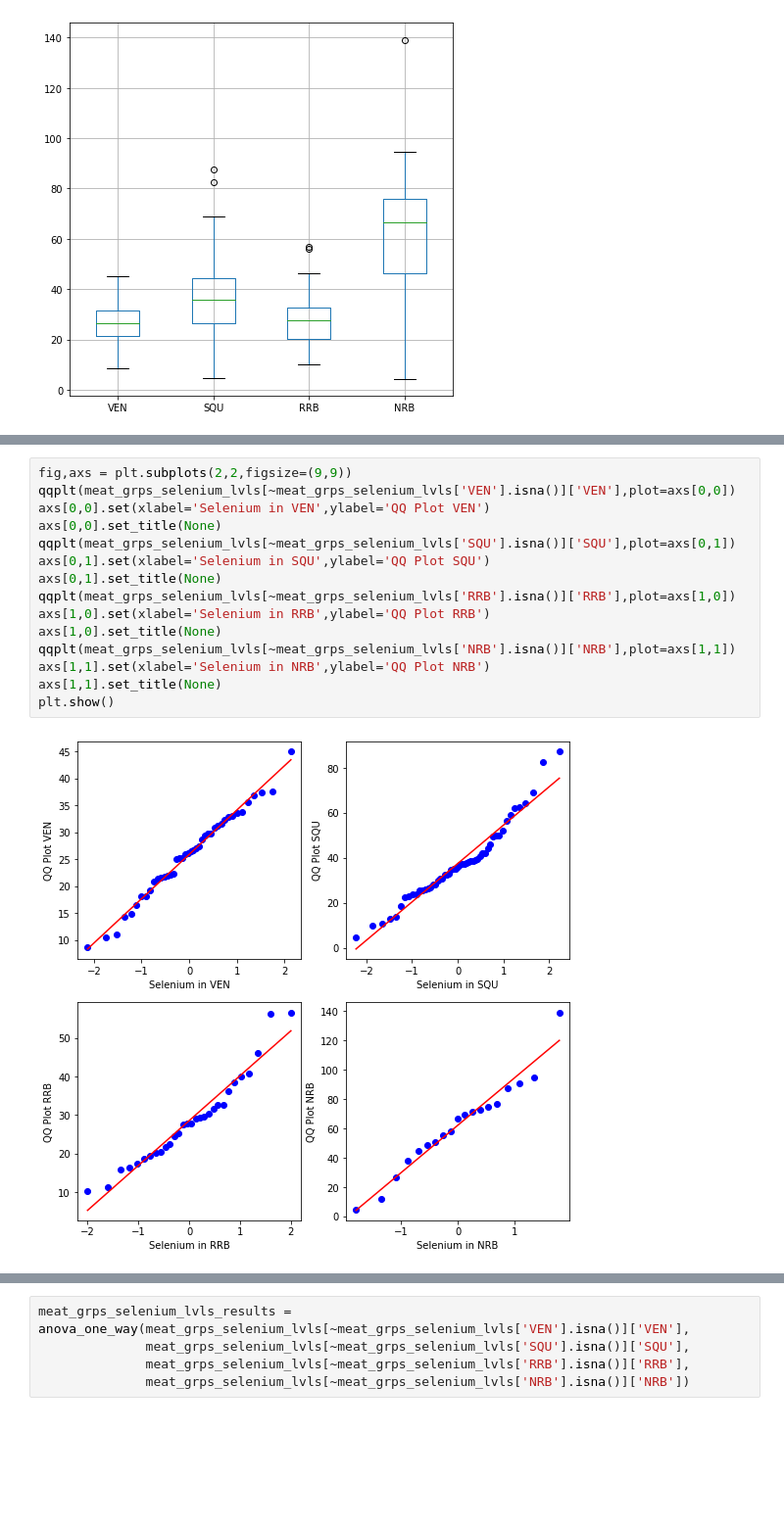
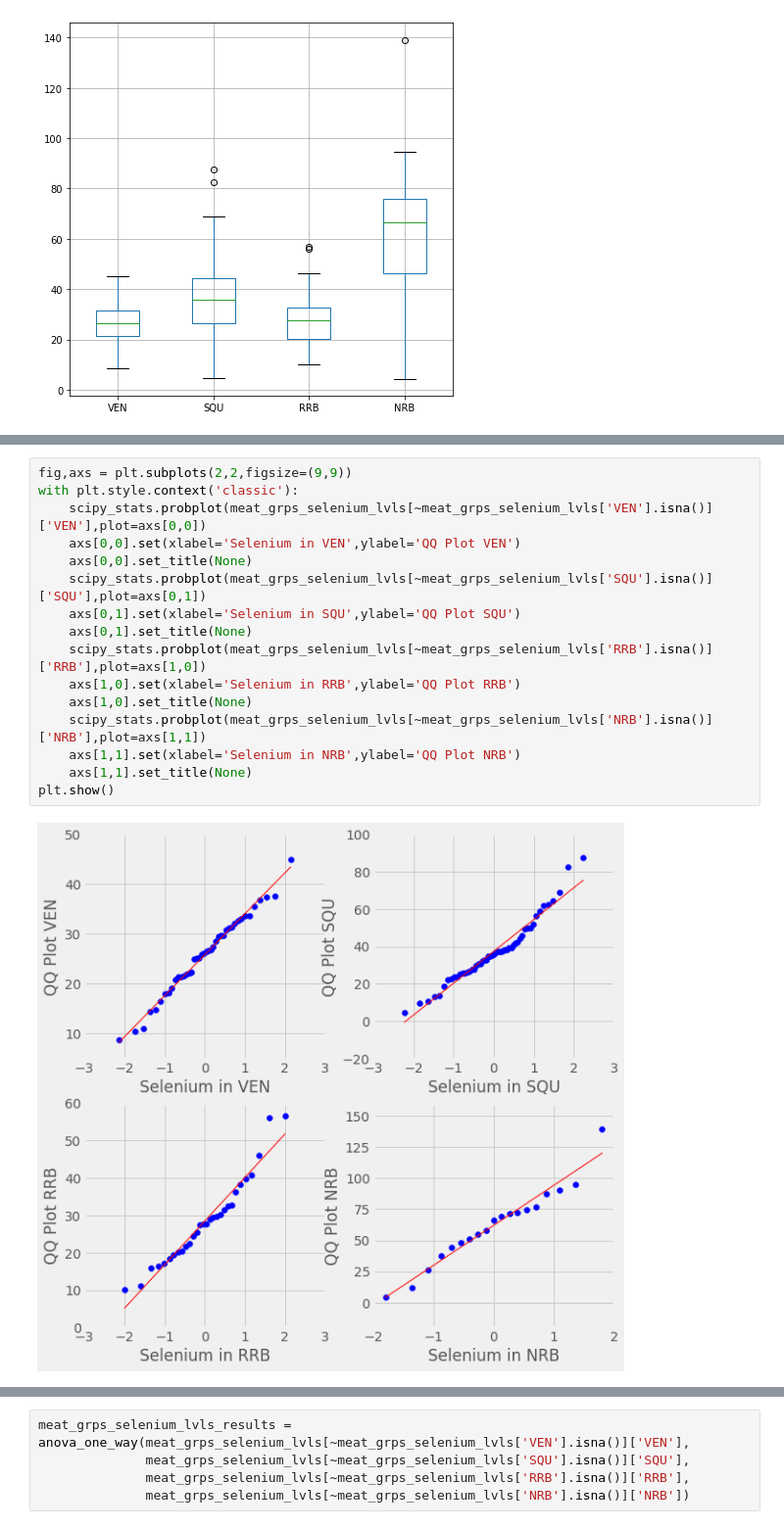
Before and after one commit to raj-shr-git/Statistical_testing_python, a Jupyter notebook: Stats_Practice.ipynb, the cells around one changed output, grey strips where cells are left out. Shown at 98% size. Saved outputs shown, nothing was run; the diff lists cells and outputs as text; blank space fills up the shorter version.

```diff
--- a/Stats_Practice.ipynb
+++ b/Stats_Practice.ipynb
@@ -1487,18 +1481,19 @@ Scale:
 139|1 => 139.1x1 = 139.1
 # %%
 fig,axs = plt.subplots(2,2,figsize=(9,9))
-qqplt(meat_grps_selenium_lvls[~meat_grps_selenium_lvls['VEN'].isna()]['VEN'],plot=axs[0,0])
-axs[0,0].set(xlabel='Selenium in VEN',ylabel='QQ Plot VEN')
-axs[0,0].set_title(None)
-qqplt(meat_grps_selenium_lvls[~meat_grps_selenium_lvls['SQU'].isna()]['SQU'],plot=axs[0,1])
-axs[0,1].set(xlabel='Selenium in SQU',ylabel='QQ Plot SQU')
-axs[0,1].set_title(None)
-qqplt(meat_grps_selenium_lvls[~meat_grps_selenium_lvls['RRB'].isna()]['RRB'],plot=axs[1,0])
-axs[1,0].set(xlabel='Selenium in RRB',ylabel='QQ Plot RRB')
-axs[1,0].set_title(None)
-qqplt(meat_grps_selenium_lvls[~meat_grps_selenium_lvls['NRB'].isna()]['NRB'],plot=axs[1,1])
-axs[1,1].set(xlabel='Selenium in NRB',ylabel='QQ Plot NRB')
-axs[1,1].set_title(None)
+with plt.style.context('classic'):
+    scipy_stats.probplot(meat_grps_selenium_lvls[~meat_grps_selenium_lvls['VEN'].isna()]['VEN'],plot=axs[0,0])
+    axs[0,0].set(xlabel='Selenium in VEN',ylabel='QQ Plot VEN')
+    axs[0,0].set_title(None)
+    scipy_stats.probplot(meat_grps_selenium_lvls[~meat_grps_selenium_lvls['SQU'].isna()]['SQU'],plot=axs[0,1])
+    axs[0,1].set(xlabel='Selenium in SQU',ylabel='QQ Plot SQU')
+    axs[0,1].set_title(None)
+    scipy_stats.probplot(meat_grps_selenium_lvls[~meat_grps_selenium_lvls['RRB'].isna()]['RRB'],plot=axs[1,0])
+    axs[1,0].set(xlabel='Selenium in RRB',ylabel='QQ Plot RRB')
+    axs[1,0].set_title(None)
+    scipy_stats.probplot(meat_grps_selenium_lvls[~meat_grps_selenium_lvls['NRB'].isna()]['NRB'],plot=axs[1,1])
+    axs[1,1].set(xlabel='Selenium in NRB',ylabel='QQ Plot NRB')
+    axs[1,1].set_title(None)
 plt.show()
 # %% [output]
-[figure, old version]
+[figure, new version]
```
Also changed, not shown: parts of 89 cells of this notebook, 1 other file.
